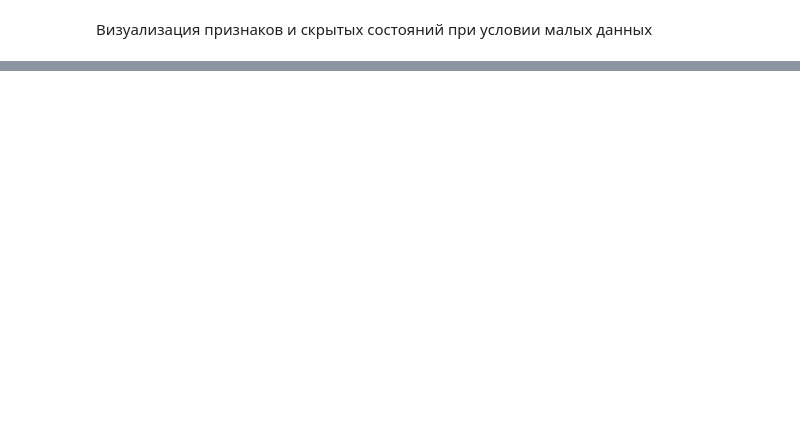
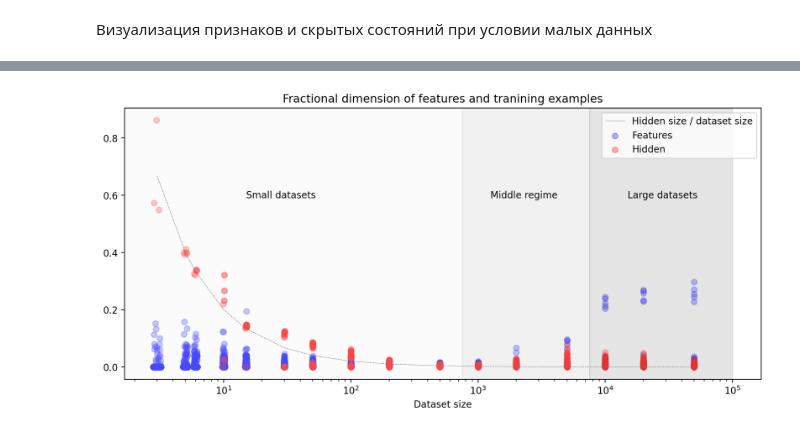
Before and after one commit to selected-topics-ai/TOY-DOUBLE-DECENT, a Jupyter notebook: notebooks/report.ipynb, the cells around one changed output, grey strips where cells are left out. Saved outputs shown, nothing was run; the diff lists cells and outputs as text; code cells hidden in the pictures; blank space fills up the shorter version.

```diff
--- a/notebooks/report.ipynb
+++ b/notebooks/report.ipynb
@@ -211,0 +51,4 @@ plt.show()
+# %%
+visualize_fractional_dimenstions(T, weights_dict, train_hiddens_dict)
+# %% [output]
+[figure, added]
```
Also changed, not shown: parts of 22 cells of this notebook, 6 other files.
